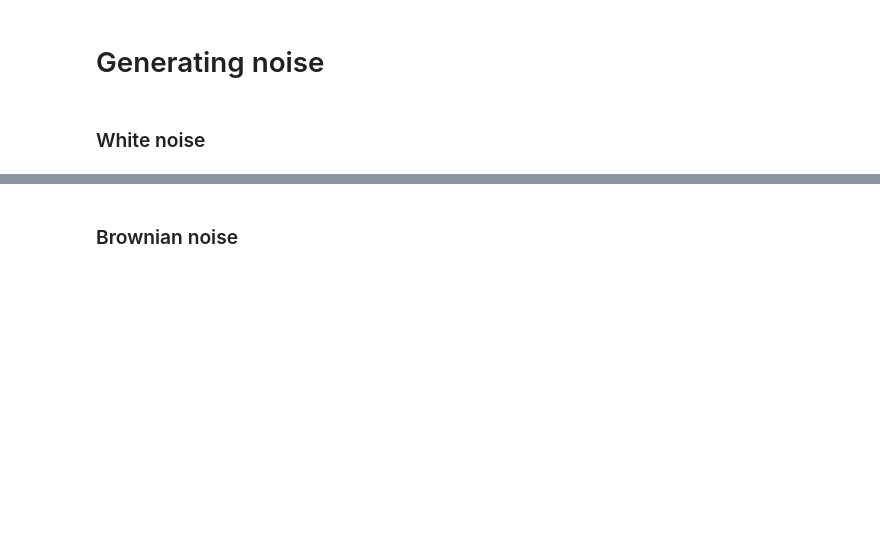
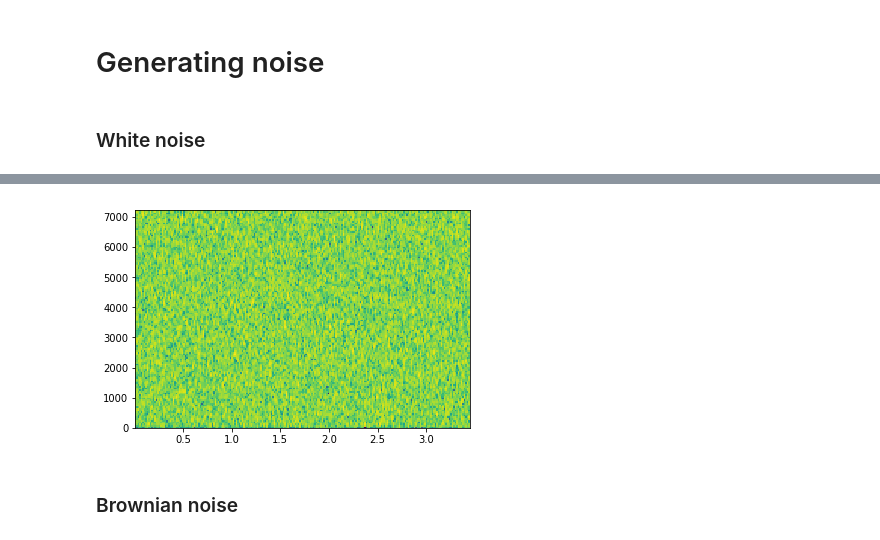
Before and after one commit to lambdaofgod/examples-counterexamples, a Jupyter notebook: notebooks/Audio in Jupyter - DSP.ipynb, the cells around one changed output, grey strips where cells are left out. Saved outputs shown, nothing was run; the diff lists cells and outputs as text; code cells hidden in the pictures; blank space fills up the shorter version.

```diff
--- a/notebooks/Audio in Jupyter - DSP.ipynb
+++ b/notebooks/Audio in Jupyter - DSP.ipynb
@@ -6,6 +7,14 @@ import matplotlib.pyplot as plt
 %matplotlib inline
 
 from IPython.display import Audio
+# %%
+def to_decibels(x):
+  return 10 * np.log10(x)
+
+
+def plot_spectrogram(f, t, spectrum):
+  plt.pcolormesh(t, f, to_decibels(spectrum))
+  plt.show()
 # %% [markdown]
 # Generating noise
 # %% [markdown]
@@ -20,3 +31,9 @@ Audio(data=white_noise, rate=14440)
+# %%
+white_noise_spectrogram_data = signal.spectrogram(white_noise, fs=rate, window='blackman')
+
+plot_spectrogram(*white_noise_spectrogram_data)
+# %% [output]
+[figure, added]
 # %% [markdown]
 ### Brownian noise
 # %%
```
Also changed, not shown: parts of 11 cells of this notebook.
